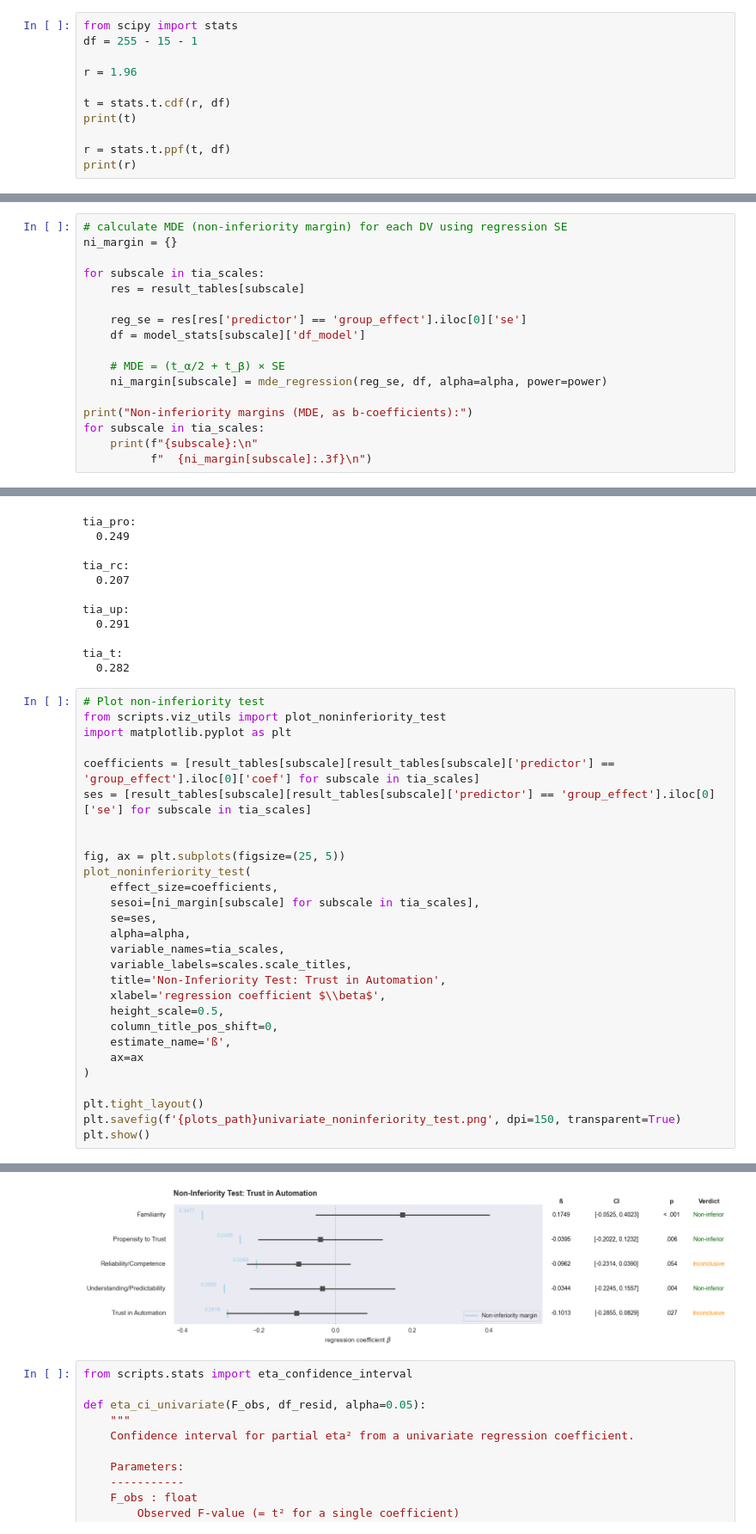
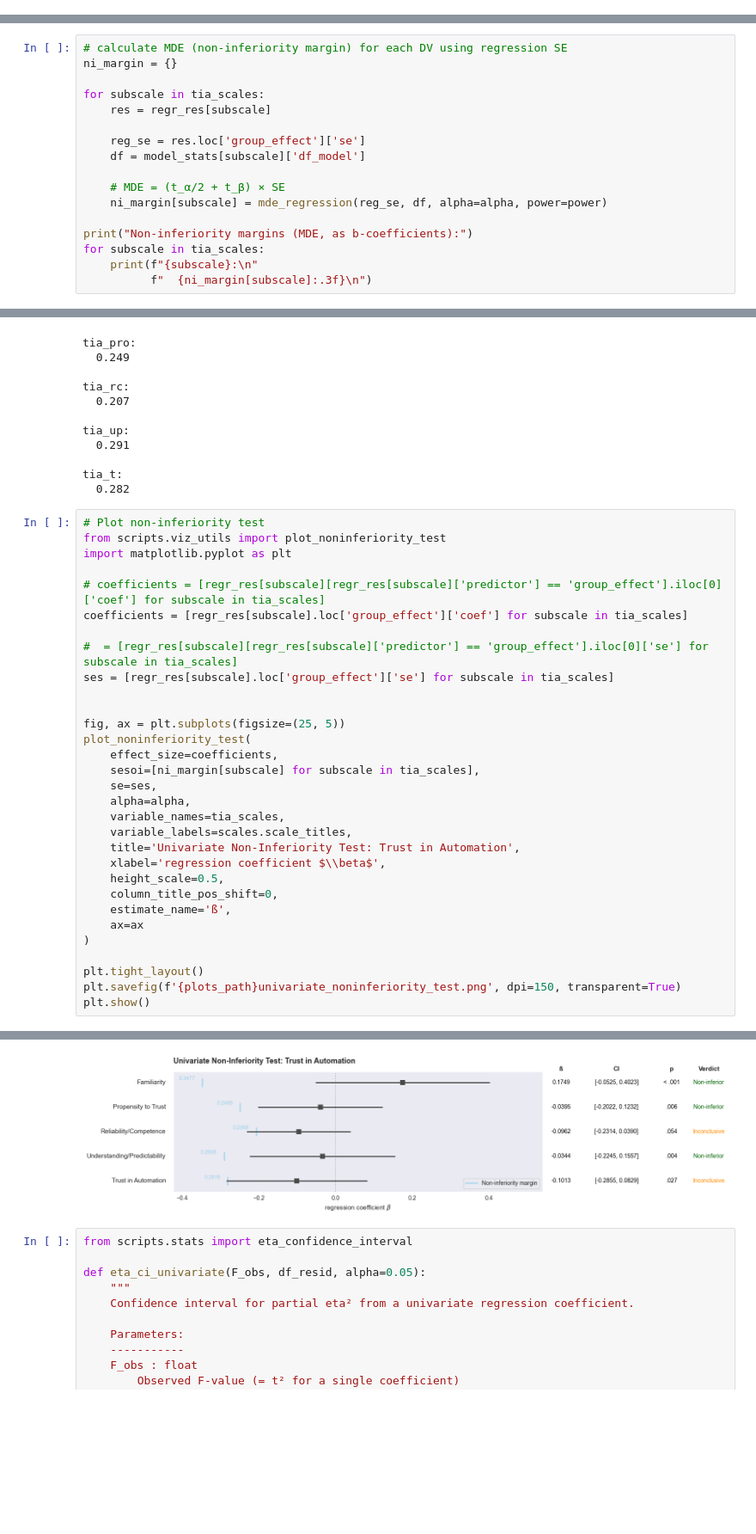
Before and after one commit to TimWiesner99/thesis-analysis, a Jupyter notebook: analysis/univariate.ipynb, the cells around one changed output, grey strips where cells are left out. Shown at 86% size. Cells and saved outputs as stored; diff of their text form; blank space fills up the shorter version.

```diff
--- a/analysis/univariate.ipynb
+++ b/analysis/univariate.ipynb
@@ -245,14 +257,3 @@ def mde_regression(se, df_resid, alpha=0.05, power=0.80):
     t_crit = stats.t.ppf(1 - alpha / 2, df_resid)  # two-tailed significance
     t_pow = stats.t.ppf(power, df_resid)           # power threshold
     return (t_crit + t_pow) * se
-# %%
-from scipy import stats
-df = 255 - 15 - 1
-
-r = 1.96
-
-t = stats.t.cdf(r, df)
-print(t)
-
-r = stats.t.ppf(t, df)
-print(r)
@@ -264,9 +262,9 @@ print(r)
 ni_margin = {}
 
 for subscale in tia_scales:
-    res = result_tables[subscale]
+    res = regr_res[subscale]
 
-    reg_se = res[res['predictor'] == 'group_effect'].iloc[0]['se']
+    reg_se = res.loc['group_effect']['se']
     df = model_stats[subscale]['df_model']
 
     # MDE = (t_α/2 + t_β) × SE
@@ -297,8 +295,11 @@ tia_t:
 from scripts.viz_utils import plot_noninferiority_test
 import matplotlib.pyplot as plt
 
-coefficients = [result_tables[subscale][result_tables[subscale]['predictor'] == 'group_effect'].iloc[0]['coef'] for subscale in tia_scales]
-ses = [result_tables[subscale][result_tables[subscale]['predictor'] == 'group_effect'].iloc[0]['se'] for subscale in tia_scales]
+# coefficients = [regr_res[subscale][regr_res[subscale]['predictor'] == 'group_effect'].iloc[0]['coef'] for subscale in tia_scales]
+coefficients = [regr_res[subscale].loc['group_effect']['coef'] for subscale in tia_scales]
+
+#  = [regr_res[subscale][regr_res[subscale]['predictor'] == 'group_effect'].iloc[0]['se'] for subscale in tia_scales]
+ses = [regr_res[subscale].loc['group_effect']['se'] for subscale in tia_scales]
 
 
 fig, ax = plt.subplots(figsize=(25, 5))
@@ -309,36 +310,36 @@ plot_noninferiority_test(
     alpha=alpha,
     variable_names=tia_scales,
     variable_labels=scales.scale_titles,
-    title='Non-Inferiority Test: Trust in Automation',
+    title='Univariate Non-Inferiority Test: Trust in Automation',
     xlabel='regression coefficient $\\beta$',
     height_scale=0.5,
     column_title_pos_shift=0,
     estimate_name='ß',
     ax=ax
 )
 
 plt.tight_layout()
 plt.savefig(f'{plots_path}univariate_noninferiority_test.png', dpi=150, transparent=True)
 plt.show()
 # %% [output]
 Non-Inferiority Test Results for 'Familiarity':
   Mean difference: M_diff = 0.175, SE = 0.116
   95% CI: [-0.0525, 0.4023]
   SESOI margin: -0.3477
   z = 4.505, p < .001
   Result: Non-inferiority established (p < .001)
 
 
 Non-Inferiority Test Results for 'Propensity to Trust':
   Mean difference: M_diff = -0.040, SE = 0.083
   95% CI: [-0.2022, 0.1232]
   SESOI margin: -0.2488
 ... (22 lines left out)
   95% CI: [-0.2855, 0.0829]
   SESOI margin: -0.2818
   z = 1.920, p = .027
   Result: Non-inferiority not established (p = .027)
-[figure, old version]
+[figure, new version]
 # %%
 from scripts.stats import eta_confidence_interval
 
```
Also changed, not shown: parts of 6 cells of this notebook, 8 other files.
